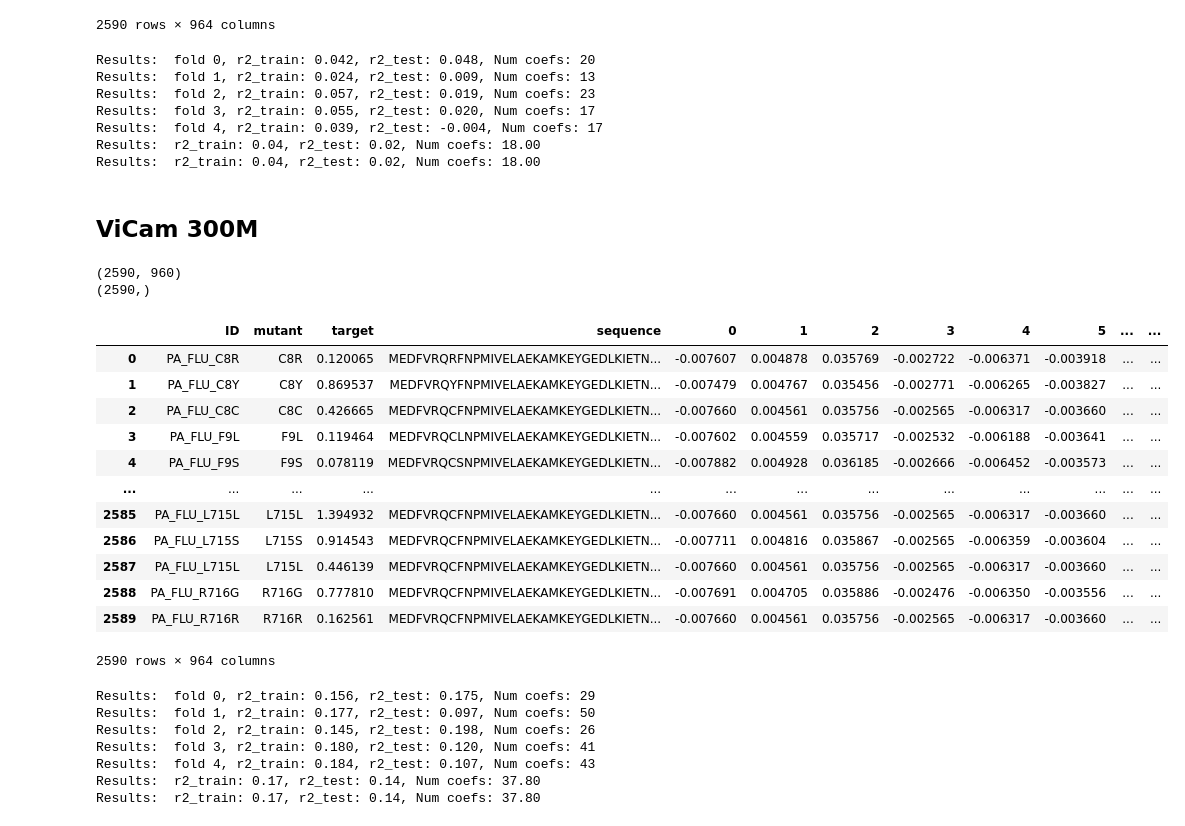
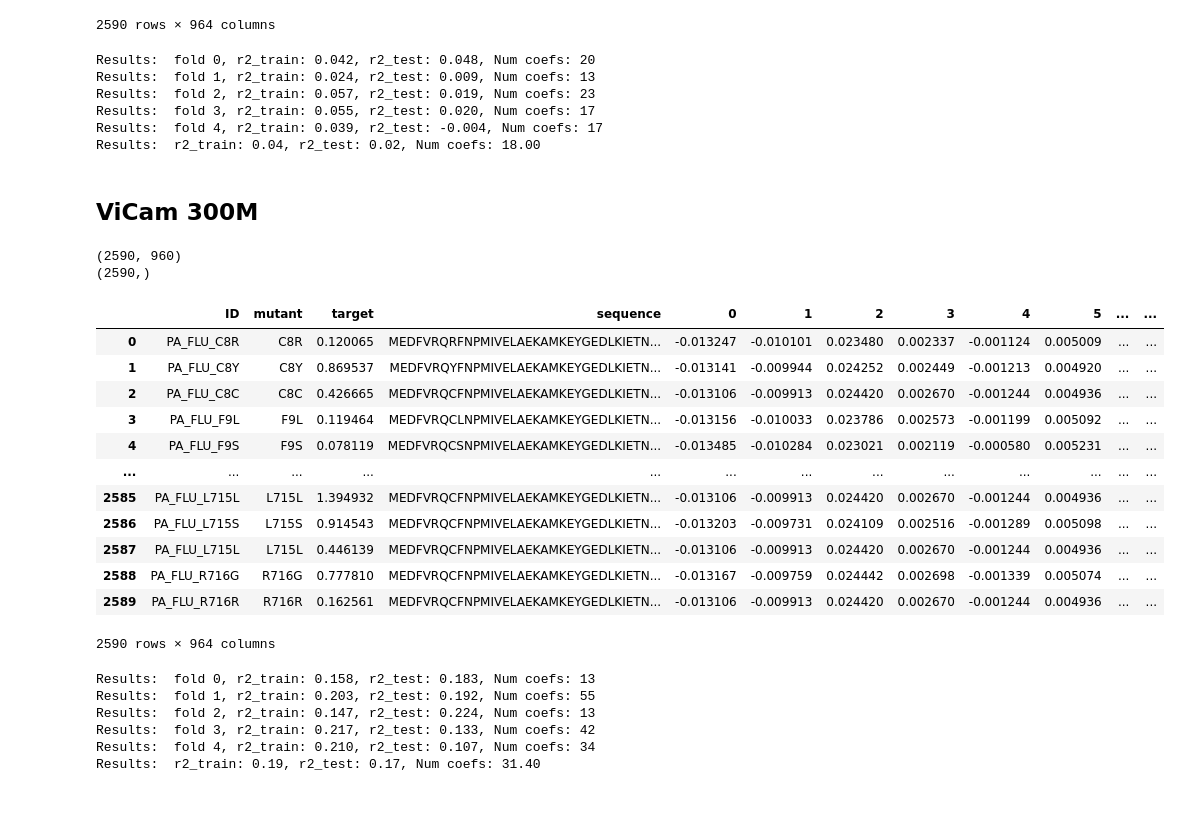
Before and after one commit to ziul-bio/DMS-SiteEffect-PLM, a Jupyter notebook: notebooks/ViCAM.ipynb, the cells around one changed output. Drawn from its saved outputs; the diff is of its cells as text; code cells hidden in the pictures.

```diff
--- a/notebooks/ViCAM.ipynb
+++ b/notebooks/ViCAM.ipynb
@@ -319,8 +351,6 @@ data
 2590 rows × 964 columns
 # %%
 r2s_train, maes_train, rmses_train, r2s_test, maes_test, rmses_test, rhos_train, rhos_test, folds, num_nonzero_coefs = run_regression(features, target)
-
-print(f"Results:  r2_train: {np.mean(r2s_train):.2f}, r2_test: {np.mean(r2s_test):.2f}, Num coefs: {np.mean(num_nonzero_coefs):.2f}")
 # %% [output]
 Results:  fold 0, r2_train: 0.042, r2_test: 0.048, Num coefs: 20
 Results:  fold 1, r2_train: 0.024, r2_test: 0.009, Num coefs: 13
@@ -328,49 +358,45 @@ Results:  fold 2, r2_train: 0.057, r2_test: 0.019, Num coefs: 23
 Results:  fold 3, r2_train: 0.055, r2_test: 0.020, Num coefs: 17
 Results:  fold 4, r2_train: 0.039, r2_test: -0.004, Num coefs: 17
 Results:  r2_train: 0.04, r2_test: 0.02, Num coefs: 18.00
-Results:  r2_train: 0.04, r2_test: 0.02, Num coefs: 18.00
 # %% [markdown]
 ## ViCam 300M
 # %%
-metadata = pd.read_csv("../data/DMS_metadata/PA_FLU_Sun2015_metadata.csv", index_col=0)
+metadata = pd.read_csv("../data/DMS_mut_metadata/PA_FLU_Sun2015_metadata.csv", index_col=0)
 
-embeddings = pd.DataFrame(torch.load('../embeddings/vicam_300m/PA_FLU_embeddings.pt')).T
+embeddings = pd.DataFrame(torch.load('../embeddings/ViCAM/CRVDBv29_maxLen2046_20aa_Full_RLRP_lr1e6/PA_FLU_Sun2015_embeddings.pt')).T
 embeddings.reset_index(inplace=True)
 embeddings.rename(columns={"index": "ID"}, inplace=True)
 
 
 data = metadata.merge(embeddings, how='inner', left_on='ID', right_on='ID')
 target = data['target']
 features = data.iloc[:, metadata.shape[1]:]
 features = features_scaler(features)
 print(features.shape)
 print(target.shape)
 data
 # %% [output]
 (2590, 960)
 (2590,)
 |  | ID | mutant | target | sequence | 0 | 1 | 2 | 3 | 4 | 5 | ... | ... |
-| 0 | PA_FLU_C8R | C8R | 0.120065 | MEDFVRQRFNPMIVELAEKAMKEYGEDLKIETN... | -0.007607 | 0.004878 | 0.035769 | -0.002722 | -0.006371 | -0.003918 | ... | ... |
-| 1 | PA_FLU_C8Y | C8Y | 0.869537 | MEDFVRQYFNPMIVELAEKAMKEYGEDLKIETN... | -0.007479 | 0.004767 | 0.035456 | -0.002771 | -0.006265 | -0.003827 | ... | ... |
-| 2 | PA_FLU_C8C | C8C | 0.426665 | MEDFVRQCFNPMIVELAEKAMKEYGEDLKIETN... | -0.007660 | 0.004561 | 0.035756 | -0.002565 | -0.006317 | -0.003660 | ... | ... |
-| 3 | PA_FLU_F9L | F9L | 0.119464 | MEDFVRQCLNPMIVELAEKAMKEYGEDLKIETN... | -0.007602 | 0.004559 | 0.035717 | -0.002532 | -0.006188 | -0.003641 | ... | ... |
-| 4 | PA_FLU_F9S | F9S | 0.078119 | MEDFVRQCSNPMIVELAEKAMKEYGEDLKIETN... | -0.007882 | 0.004928 | 0.036185 | -0.002666 | -0.006452 | -0.003573 | ... | ... |
+| 0 | PA_FLU_C8R | C8R | 0.120065 | MEDFVRQRFNPMIVELAEKAMKEYGEDLKIETN... | -0.013247 | -0.010101 | 0.023480 | 0.002337 | -0.001124 | 0.005009 | ... | ... |
+| 1 | PA_FLU_C8Y | C8Y | 0.869537 | MEDFVRQYFNPMIVELAEKAMKEYGEDLKIETN... | -0.013141 | -0.009944 | 0.024252 | 0.002449 | -0.001213 | 0.004920 | ... | ... |
+| 2 | PA_FLU_C8C | C8C | 0.426665 | MEDFVRQCFNPMIVELAEKAMKEYGEDLKIETN... | -0.013106 | -0.009913 | 0.024420 | 0.002670 | -0.001244 | 0.004936 | ... | ... |
+| 3 | PA_FLU_F9L | F9L | 0.119464 | MEDFVRQCLNPMIVELAEKAMKEYGEDLKIETN... | -0.013156 | -0.010033 | 0.023786 | 0.002573 | -0.001199 | 0.005092 | ... | ... |
+| 4 | PA_FLU_F9S | F9S | 0.078119 | MEDFVRQCSNPMIVELAEKAMKEYGEDLKIETN... | -0.013485 | -0.010284 | 0.023021 | 0.002119 | -0.000580 | 0.005231 | ... | ... |
 | ... | ... | ... | ... | ... | ... | ... | ... | ... | ... | ... | ... | ... |
-| 2585 | PA_FLU_L715L | L715L | 1.394932 | MEDFVRQCFNPMIVELAEKAMKEYGEDLKIETN... | -0.007660 | 0.004561 | 0.035756 | -0.002565 | -0.006317 | -0.003660 | ... | ... |
-| 2586 | PA_FLU_L715S | L715S | 0.914543 | MEDFVRQCFNPMIVELAEKAMKEYGEDLKIETN... | -0.007711 | 0.004816 | 0.035867 | -0.002565 | -0.006359 | -0.003604 | ... | ... |
-| 2587 | PA_FLU_L715L | L715L | 0.446139 | MEDFVRQCFNPMIVELAEKAMKEYGEDLKIETN... | -0.007660 | 0.004561 | 0.035756 | -0.002565 | -0.006317 | -0.003660 | ... | ... |
-| 2588 | PA_FLU_R716G | R716G | 0.777810 | MEDFVRQCFNPMIVELAEKAMKEYGEDLKIETN... | -0.007691 | 0.004705 | 0.035886 | -0.002476 | -0.006350 | -0.003556 | ... | ... |
-| 2589 | PA_FLU_R716R | R716R | 0.162561 | MEDFVRQCFNPMIVELAEKAMKEYGEDLKIETN... | -0.007660 | 0.004561 | 0.035756 | -0.002565 | -0.006317 | -0.003660 | ... | ... |
+| 2585 | PA_FLU_L715L | L715L | 1.394932 | MEDFVRQCFNPMIVELAEKAMKEYGEDLKIETN... | -0.013106 | -0.009913 | 0.024420 | 0.002670 | -0.001244 | 0.004936 | ... | ... |
+| 2586 | PA_FLU_L715S | L715S | 0.914543 | MEDFVRQCFNPMIVELAEKAMKEYGEDLKIETN... | -0.013203 | -0.009731 | 0.024109 | 0.002516 | -0.001289 | 0.005098 | ... | ... |
+| 2587 | PA_FLU_L715L | L715L | 0.446139 | MEDFVRQCFNPMIVELAEKAMKEYGEDLKIETN... | -0.013106 | -0.009913 | 0.024420 | 0.002670 | -0.001244 | 0.004936 | ... | ... |
+| 2588 | PA_FLU_R716G | R716G | 0.777810 | MEDFVRQCFNPMIVELAEKAMKEYGEDLKIETN... | -0.013167 | -0.009759 | 0.024442 | 0.002698 | -0.001339 | 0.005074 | ... | ... |
+| 2589 | PA_FLU_R716R | R716R | 0.162561 | MEDFVRQCFNPMIVELAEKAMKEYGEDLKIETN... | -0.013106 | -0.009913 | 0.024420 | 0.002670 | -0.001244 | 0.004936 | ... | ... |
 2590 rows × 964 columns
 # %%
 r2s_train, maes_train, rmses_train, r2s_test, maes_test, rmses_test, rhos_train, rhos_test, folds, num_nonzero_coefs = run_regression(features, target)
-
-print(f"Results:  r2_train: {np.mean(r2s_train):.2f}, r2_test: {np.mean(r2s_test):.2f}, Num coefs: {np.mean(num_nonzero_coefs):.2f}")
 # %% [output]
-Results:  fold 0, r2_train: 0.156, r2_test: 0.175, Num coefs: 29
-Results:  fold 1, r2_train: 0.177, r2_test: 0.097, Num coefs: 50
-Results:  fold 2, r2_train: 0.145, r2_test: 0.198, Num coefs: 26
-Results:  fold 3, r2_train: 0.180, r2_test: 0.120, Num coefs: 41
-Results:  fold 4, r2_train: 0.184, r2_test: 0.107, Num coefs: 43
-Results:  r2_train: 0.17, r2_test: 0.14, Num coefs: 37.80
-Results:  r2_train: 0.17, r2_test: 0.14, Num coefs: 37.80
+Results:  fold 0, r2_train: 0.158, r2_test: 0.183, Num coefs: 13
+Results:  fold 1, r2_train: 0.203, r2_test: 0.192, Num coefs: 55
+Results:  fold 2, r2_train: 0.147, r2_test: 0.224, Num coefs: 13
+Results:  fold 3, r2_train: 0.217, r2_test: 0.133, Num coefs: 42
+Results:  fold 4, r2_train: 0.210, r2_test: 0.107, Num coefs: 34
+Results:  r2_train: 0.19, r2_test: 0.17, Num coefs: 31.40
```
Also changed, not shown: parts of 37 cells of this notebook, 3 other files.
